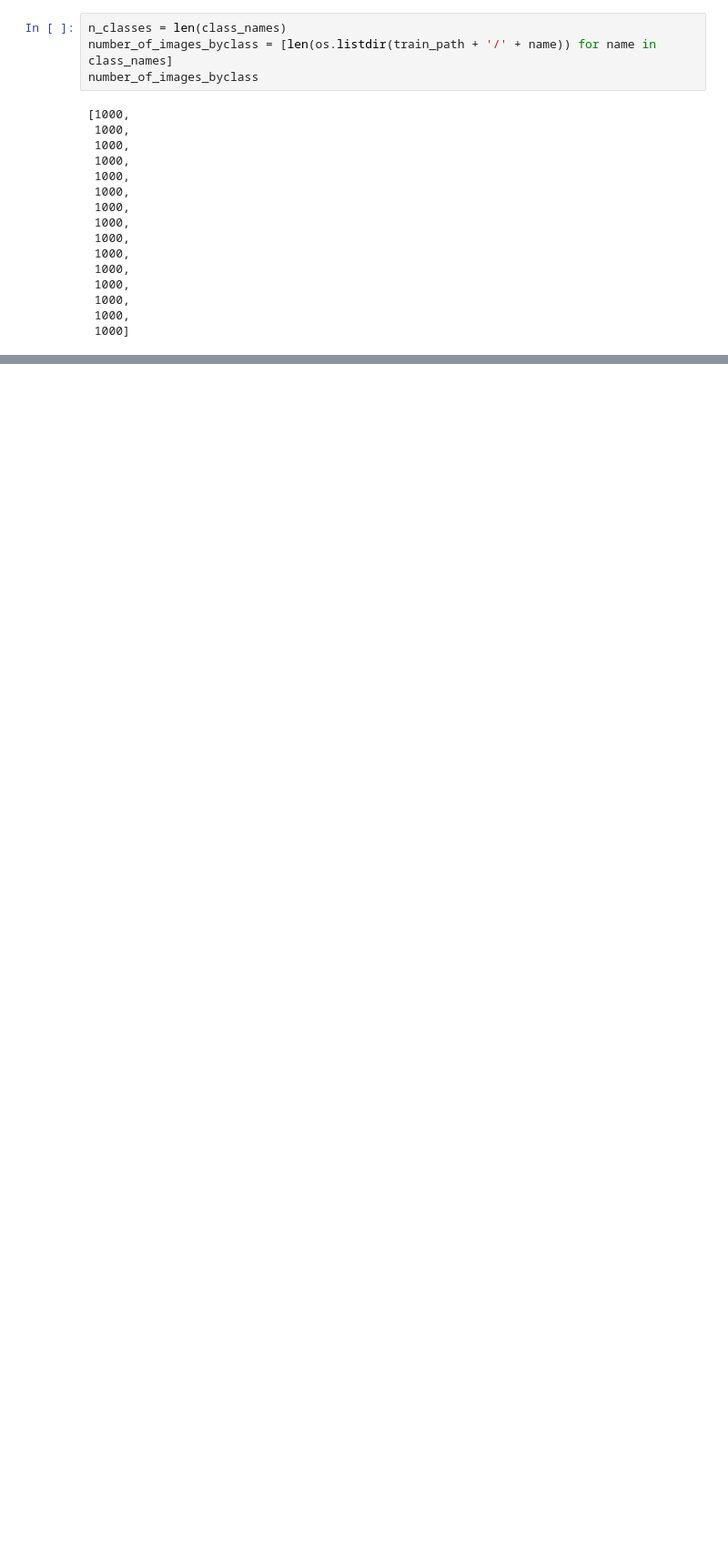
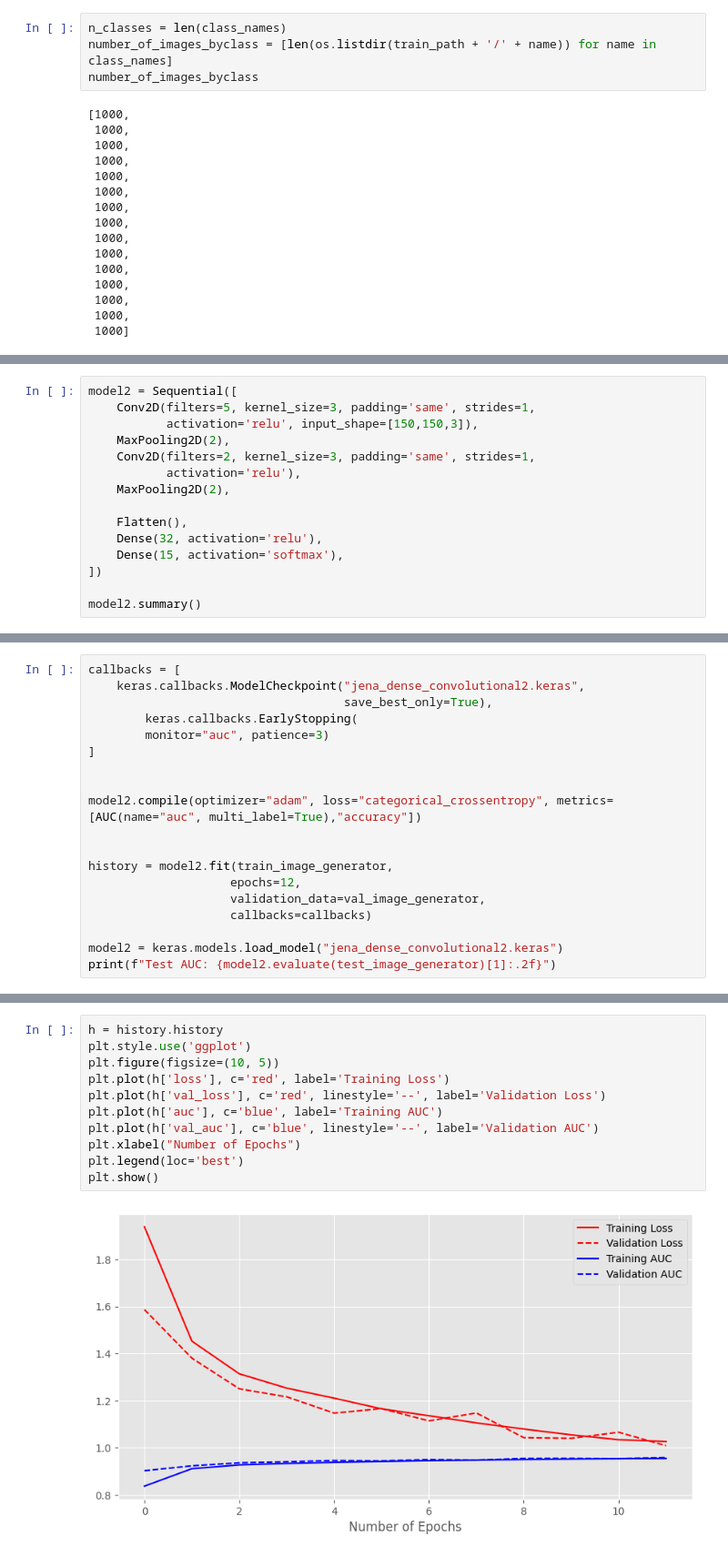
Before and after one commit to Miczel00/image-classification-project, a Jupyter notebook: fr_n_vg_recogniser.ipynb, the cells around one changed output, grey strips where cells are left out. Shown at 91% size. Cells and saved outputs as stored; diff of their text form; blank space fills up the shorter version.

```diff
--- a/fr_n_vg_recogniser.ipynb
+++ b/fr_n_vg_recogniser.ipynb
@@ -86,0 +261,15 @@ All classes are equally distributed so this ensures that our future model will n
+# %%
+model2 = Sequential([
+    Conv2D(filters=5, kernel_size=3, padding='same', strides=1,
+           activation='relu', input_shape=[150,150,3]),
+    MaxPooling2D(2),
+    Conv2D(filters=2, kernel_size=3, padding='same', strides=1,
+           activation='relu'),
+    MaxPooling2D(2),
+
+    Flatten(),
+    Dense(32, activation='relu'),
+    Dense(15, activation='softmax'),
+])
+
+model2.summary()
@@ -86,0 +294,19 @@ All classes are equally distributed so this ensures that our future model will n
+# %%
+callbacks = [
+    keras.callbacks.ModelCheckpoint("jena_dense_convolutional2.keras",
+                                    save_best_only=True),
+        keras.callbacks.EarlyStopping(
+        monitor="auc", patience=3)
+]
+
+
+model2.compile(optimizer="adam", loss="categorical_crossentropy", metrics=[AUC(name="auc", multi_label=True),"accuracy"])
+
+
+history = model2.fit(train_image_generator,
+                    epochs=12,
+                    validation_data=val_image_generator,
+                    callbacks=callbacks)
+
+model2 = keras.models.load_model("jena_dense_convolutional2.keras")
+print(f"Test AUC: {model2.evaluate(test_image_generator)[1]:.2f}")
@@ -86,0 +331,13 @@ All classes are equally distributed so this ensures that our future model will n
+# %%
+h = history.history
+plt.style.use('ggplot')
+plt.figure(figsize=(10, 5))
+plt.plot(h['loss'], c='red', label='Training Loss')
+plt.plot(h['val_loss'], c='red', linestyle='--', label='Validation Loss')
+plt.plot(h['auc'], c='blue', label='Training AUC')
+plt.plot(h['val_auc'], c='blue', linestyle='--', label='Validation AUC')
+plt.xlabel("Number of Epochs")
+plt.legend(loc='best')
+plt.show()
+# %% [output]
+[figure, added]
```
Also changed, not shown: parts of 21 cells of this notebook, 4 other files.
